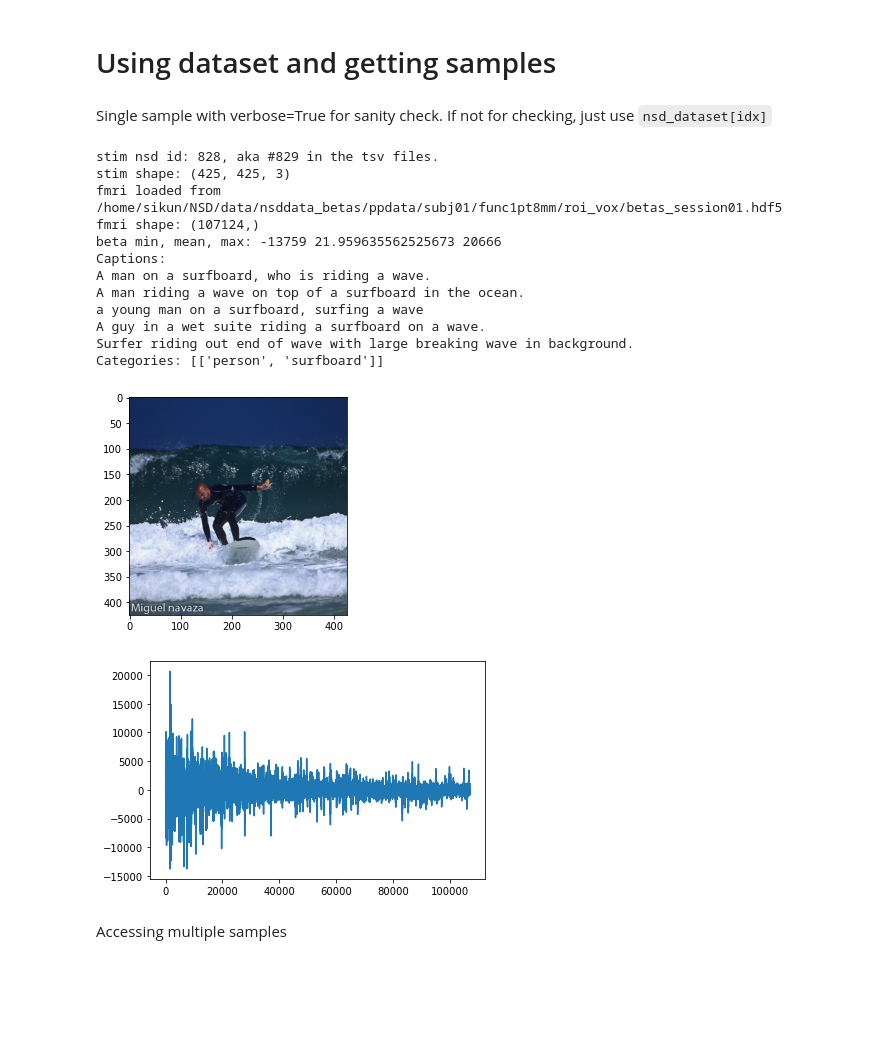
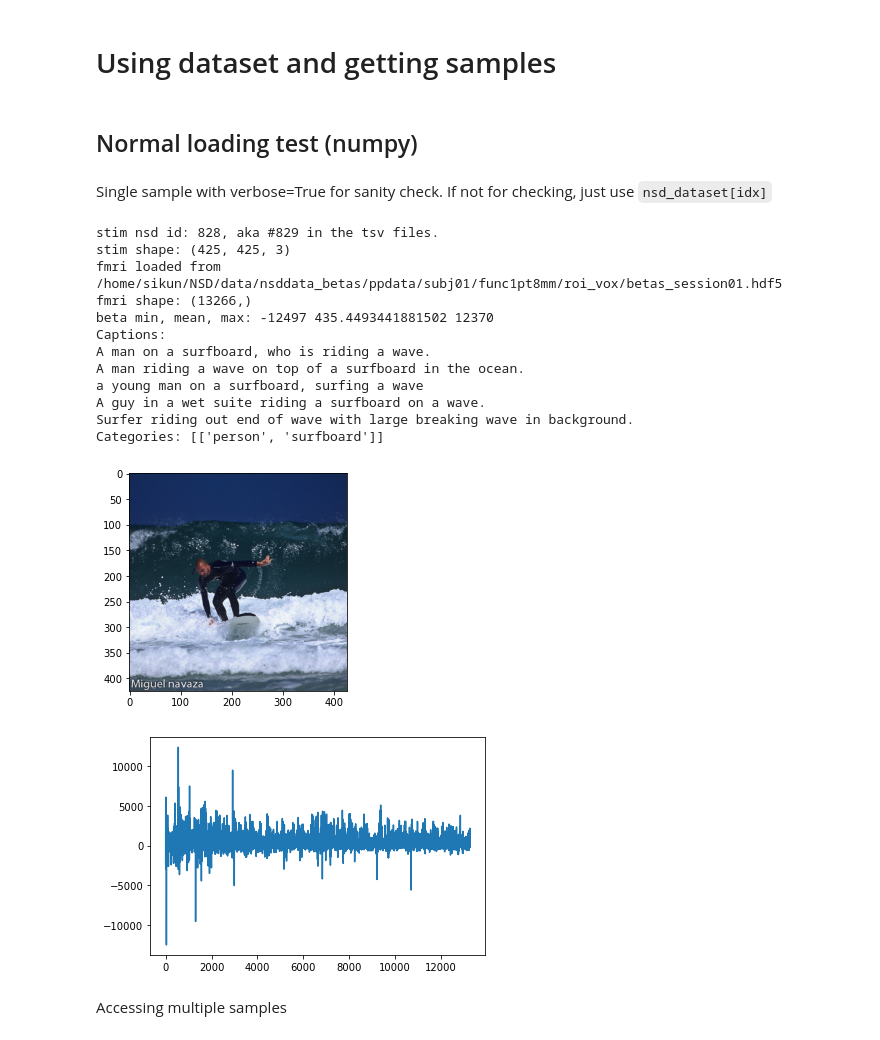
Before and after one commit to sklin93/nsd, a Jupyter notebook: NSD.ipynb, the cells around one changed output. Saved outputs shown, nothing was run; the diff lists cells and outputs as text; code cells hidden in the pictures; blank space fills up the shorter version.

Commit message:
fix voxel extraction with ROI files, update dataset to support pytorch

```diff
--- a/NSD.ipynb
+++ b/NSD.ipynb
@@ -206,33 +211,35 @@ Total ROI voxel count: 107124
 # %% [markdown]
 # Using dataset and getting samples
+# %% [markdown]
+## Normal loading test (numpy)
 # %%
-nsd_datast = NSDDataset(load_img=True, img_trans=None, load_fmri=True,
-                        roi=ROI_VOX, load_caption=True, load_cat=True)
+nsd_dataset = NSDDataset(load_img=True, img_trans=None, load_fmri=True,
+                         roi=ROI_VOX, load_caption=True, load_cat=True)
 # %% [markdown]
 Single sample with verbose=True for sanity check. If not for checking, just use `nsd_dataset[idx]`
 # %%
-sample = nsd_datast.__getitem__(2, verbose=True)
+sample = nsd_dataset.__getitem__(2, verbose=True)
 
 plt.imshow(sample['img'])
 plt.show()
 
 plt.plot(sample['fmri'])
 plt.show()
 # %% [output]
 stim nsd id: 828, aka #829 in the tsv files.
 stim shape: (425, 425, 3)
 fmri loaded from /home/sikun/NSD/data/nsddata_betas/ppdata/subj01/func1pt8mm/roi_vox/betas_session01.hdf5
-fmri shape: (107124,)
-beta min, mean, max: -13759 21.959635562525673 20666
+fmri shape: (13266,)
+beta min, mean, max: -12497 435.4493441881502 12370
 Captions:
 A man on a surfboard, who is riding a wave.
 A man riding a wave on top of a surfboard in the ocean.
 a young man on a surfboard, surfing a wave
 A guy in a wet suite riding a surfboard on a wave.
 Surfer riding out end of wave with large breaking wave in background.
 Categories: [['person', 'surfboard']]
 [figure]
-[figure, old version]
+[figure, new version]
 # %% [markdown]
 Accessing multiple samples
 # %%
```
Also changed, not shown: parts of 11 cells of this notebook, 1 other file.
